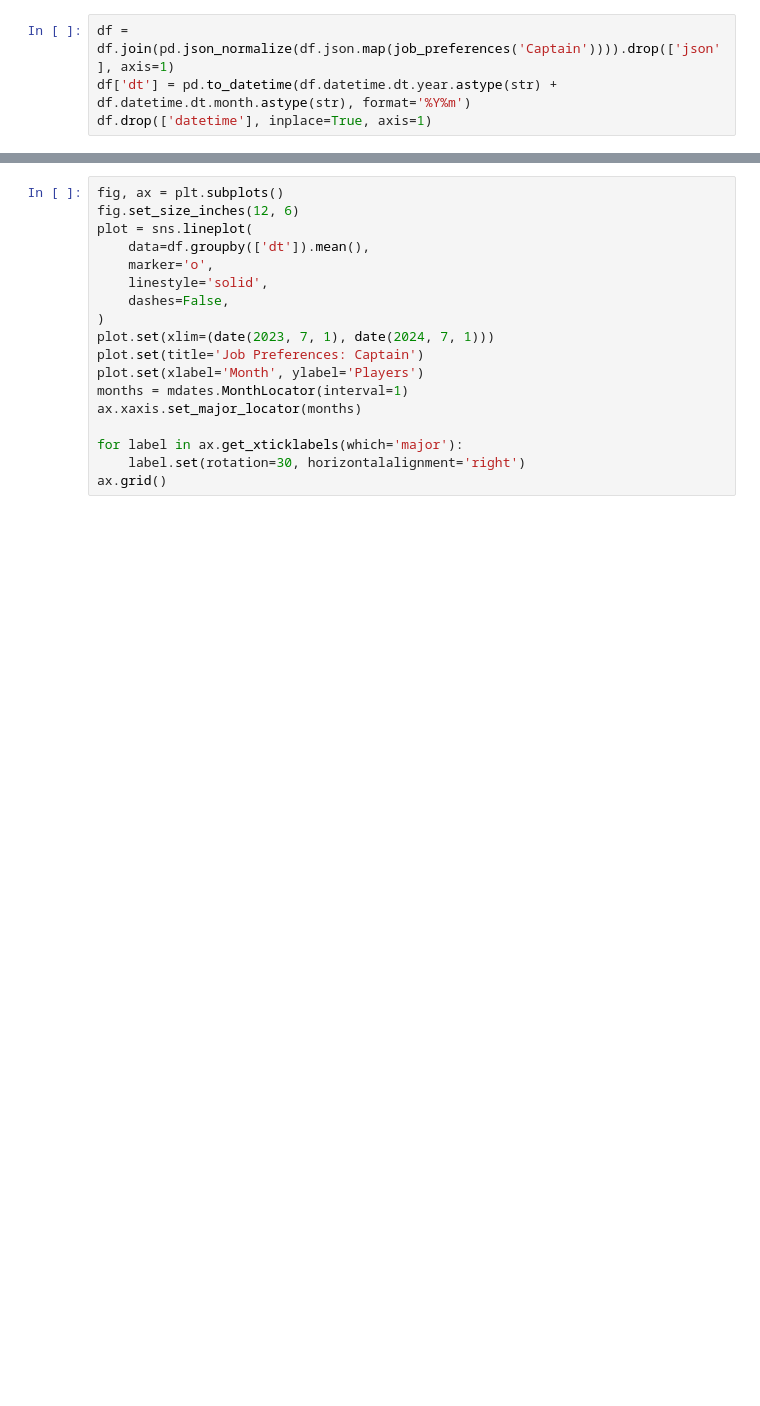
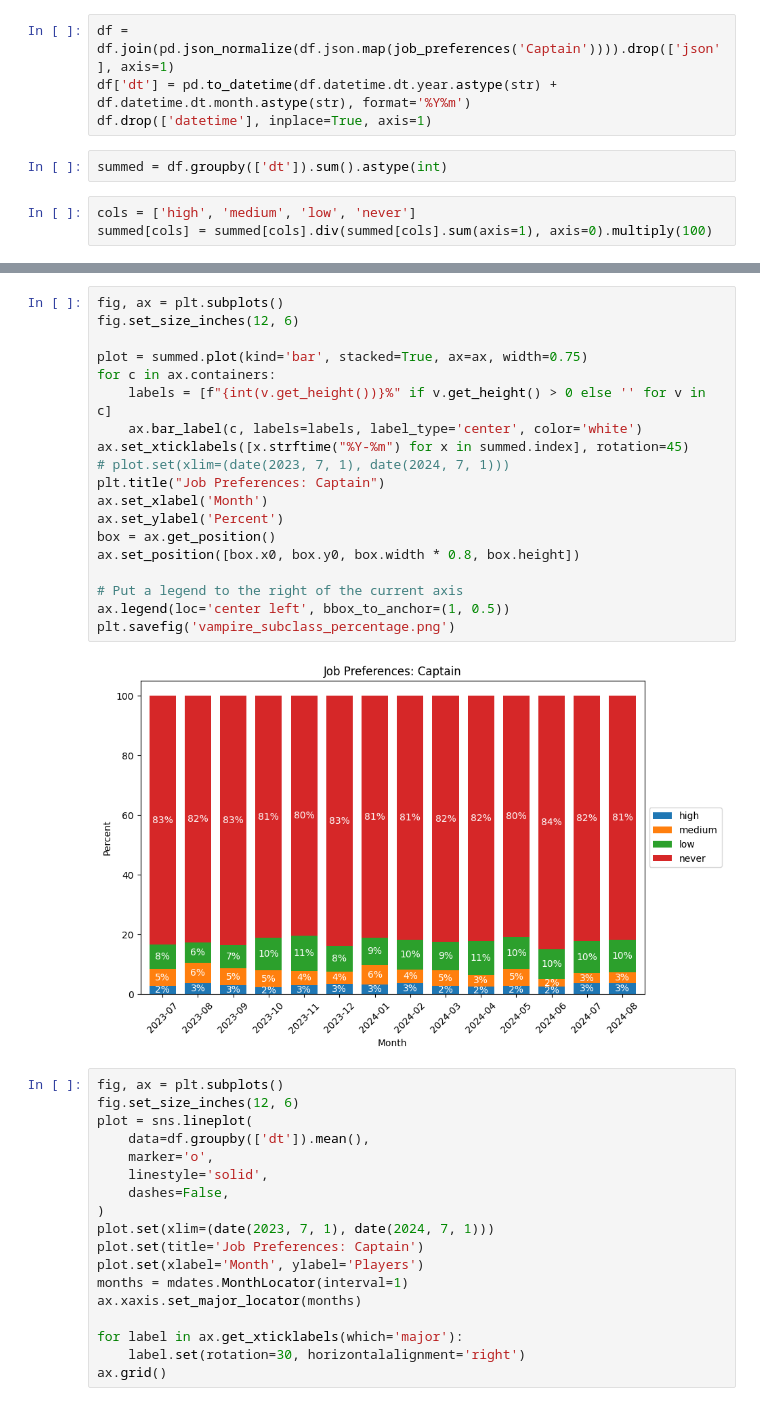
Before and after one commit to warriorstar-orion/ss13_blackbox_tools, a Jupyter notebook: __job_preferences.ipynb, the cells around one changed output, grey strips where cells are left out. Saved outputs shown, nothing was run; the diff lists cells and outputs as text; blank space fills up the shorter version.

```diff
--- a/__job_preferences.ipynb
+++ b/__job_preferences.ipynb
@@ -16,3 +16,8 @@ def job_preferences(jobname):
 df = df.join(pd.json_normalize(df.json.map(job_preferences('Captain')))).drop(['json'], axis=1)
 df['dt'] = pd.to_datetime(df.datetime.dt.year.astype(str) + df.datetime.dt.month.astype(str), format='%Y%m')
 df.drop(['datetime'], inplace=True, axis=1)
+# %%
+summed = df.groupby(['dt']).sum().astype(int)
+# %%
+cols = ['high', 'medium', 'low', 'never']
+summed[cols] = summed[cols].div(summed[cols].sum(axis=1), axis=0).multiply(100)
@@ -19,3 +43,24 @@ df.drop(['datetime'], inplace=True, axis=1)
+# %%
+fig, ax = plt.subplots()
+fig.set_size_inches(12, 6)
+
+plot = summed.plot(kind='bar', stacked=True, ax=ax, width=0.75)
+for c in ax.containers:
+    labels = [f"{int(v.get_height())}%" if v.get_height() > 0 else '' for v in c]
+    ax.bar_label(c, labels=labels, label_type='center', color='white')
+ax.set_xticklabels([x.strftime("%Y-%m") for x in summed.index], rotation=45)
+# plot.set(xlim=(date(2023, 7, 1), date(2024, 7, 1)))
+plt.title("Job Preferences: Captain")
+ax.set_xlabel('Month')
+ax.set_ylabel('Percent')
+box = ax.get_position()
+ax.set_position([box.x0, box.y0, box.width * 0.8, box.height])
+
+# Put a legend to the right of the current axis
+ax.legend(loc='center left', bbox_to_anchor=(1, 0.5))
+plt.savefig('vampire_subclass_percentage.png')
+# %% [output]
+[figure, added]
 # %%
 fig, ax = plt.subplots()
 fig.set_size_inches(12, 6)
```
Also changed, not shown: parts of 1 cell of this notebook, 6 other files.
